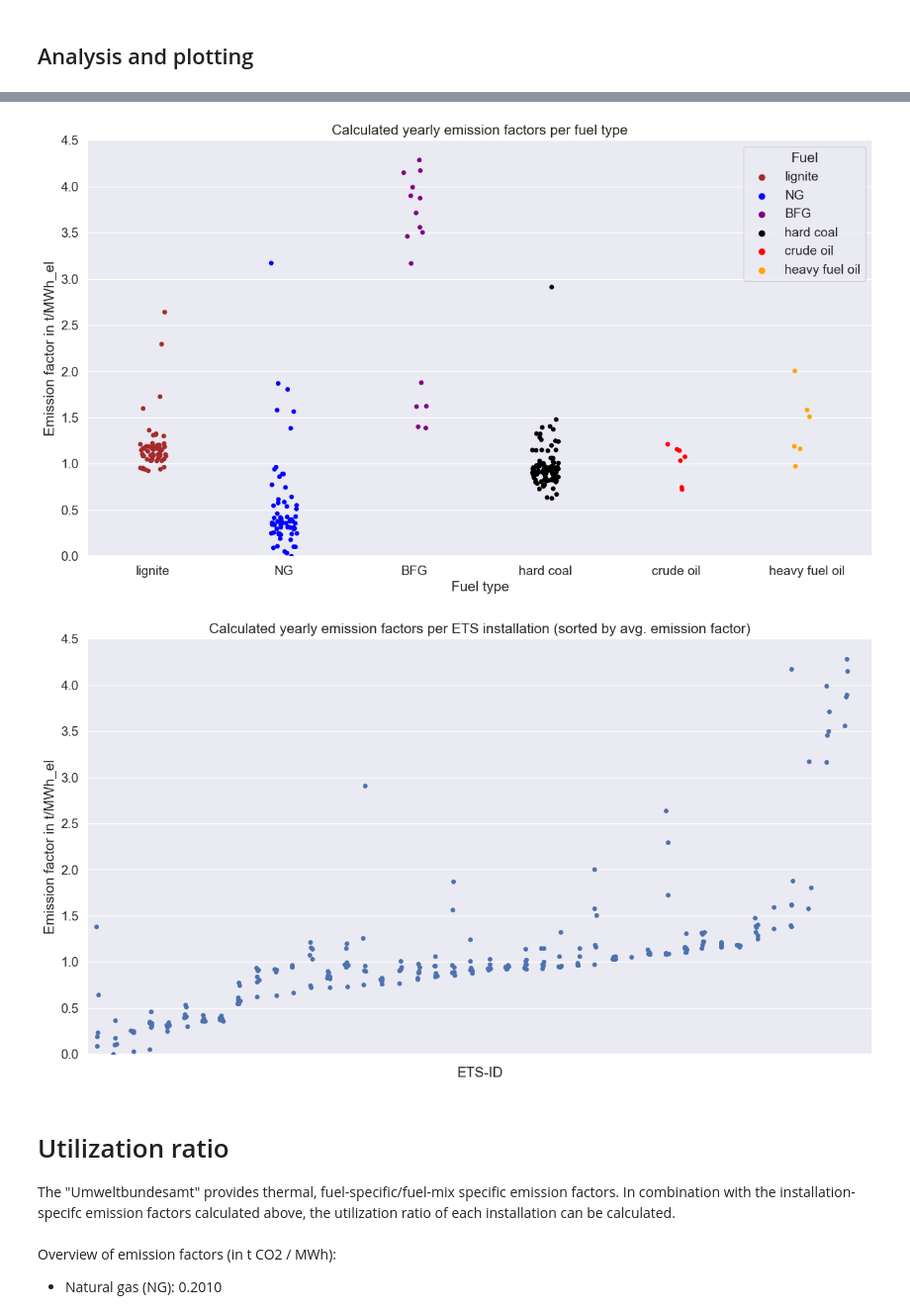
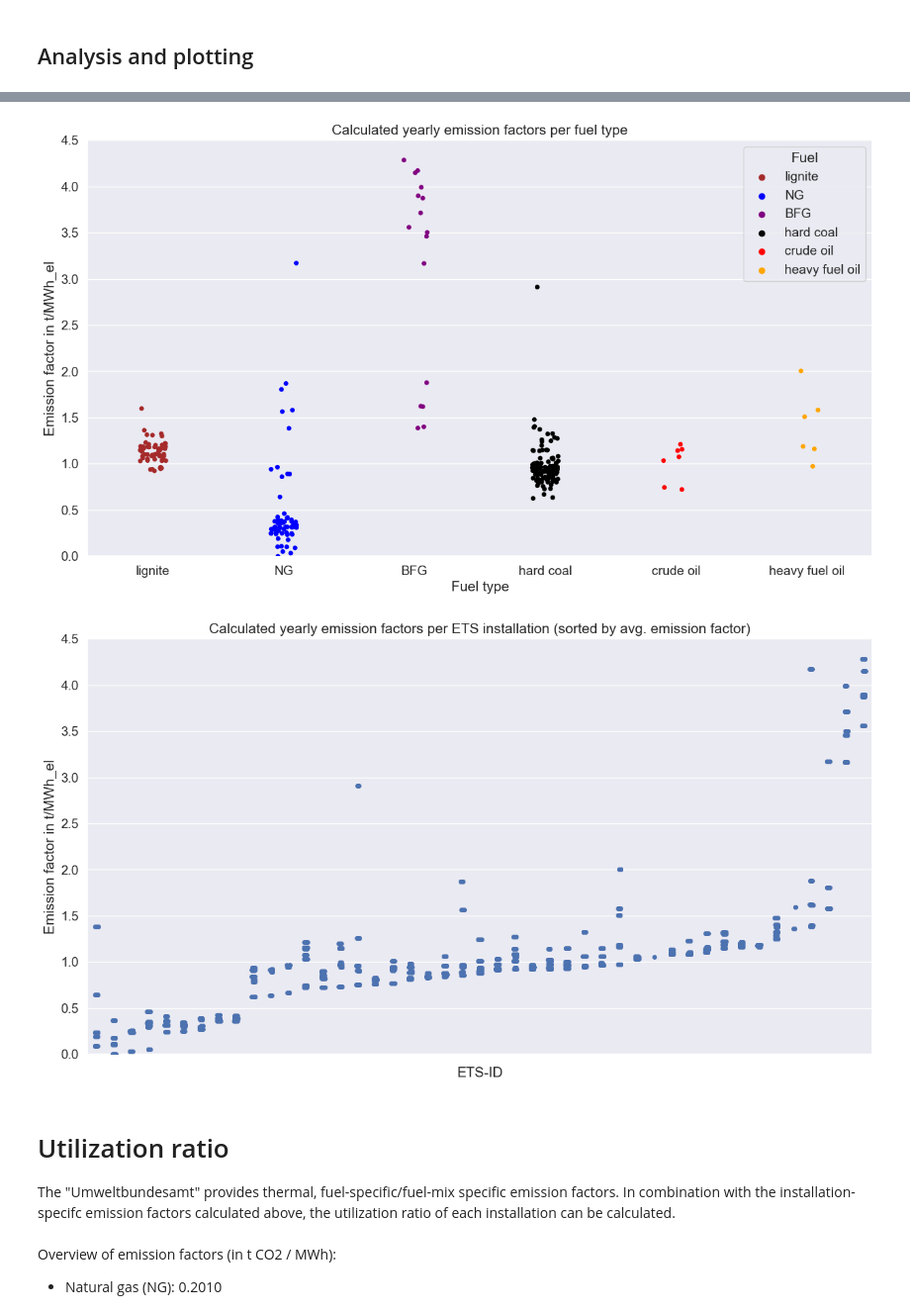
Before and after one commit to ykloos/calculate-emission-factors, a Jupyter notebook: main.ipynb, the cells around one changed output, grey strips where cells are left out. Shown at 99% size. Saved outputs shown, nothing was run; the diff lists cells and outputs as text; code cells hidden in the pictures.

```diff
--- a/main.ipynb
+++ b/main.ipynb
@@ -391,0 +505,29 @@ installations.loc[:,columns].head(10)
+# %%
+# CALCULATION OF AVERAGE EMISSION FACTOR PER FUEL TYPE
+
+em_fac_avg = dict()
+for f in fuel_types:
+    total_gen = 0
+    total_em_elec = 0
+    for id in ets_list:
+        # filter by fuel type
+        if installations.loc[installations['ETS-ID']==id]['Fuel'].values[0] == f:
+            for y in years:
+                # access generation and emission data
+                gen = installations.loc[installations['ETS-ID']==id, 'Generation elec. '+str(y)+' [MWh_el]'].values[0]
+                em_elec = installations.loc[installations['ETS-ID']==id, 'Emissions '+str(y)+' [t]'].values[0]
+                # add values to fuel type-specific sum
+                if str(gen)!='nan' and str(em_elec)!='nan':
+                    total_gen += gen
+                    total_em_elec += em_elec
+
+    # calculate average emission factor
+    if total_gen > 0:
+        em_fac_avg[f] = total_em_elec / total_gen
+    else:
+        em_fac_avg[f] = np.NaN
+
+# output
+print("Average emission factors per fuel type:")
+for f in fuel_types:
+    print(f + ": " + str(round(em_fac_avg[f],2)) + " t/MWh_el")
@@ -391,0 +543,4 @@ installations.loc[:,columns].head(10)
+# %%
+# SETUP FOR PLOTTING
+sns.set(font_scale = 1.25)
+rcParams['figure.figsize'] = 15,8
@@ -612,7 +789,7 @@ for id in em_data_raw['ETS-ID'].unique():
         em_data_y.append(em_data_raw.loc[em_data_raw['ETS-ID']==id, 'Fuel'].values[0])
         em_data_y.append(em_data_raw.loc[em_data_raw['ETS-ID']==id, 'Emission factor '+str(y)+' [t/MWh_el]'].values[0])
         em_data.append(em_data_y)
-em_data = pd.DataFrame(em_data, columns=['ETSID', 'Year', 'Fuel', 'Emission factor [t/MWh_el]'])
+em_data = pd.DataFrame(em_data, columns=['ETS-ID', 'Year', 'Fuel', 'Emission factor [t/MWh_el]'])
 em_data = em_data[em_data['Emission factor [t/MWh_el]'].notna()]
 # %%
 # CALCULATION OF AVERAGE EMISSION FACTOR PER FUEL TYPE
@@ -659,25 +836,25 @@ rcParams['figure.figsize'] = 15,8
 # %%
 # PLOTTING OF EMISSION FACTORS
 
 # for plotting purposes, mixed fuel type plants are exluded
 em_data_plot = em_data.loc[em_data['Fuel']!='mixed']
 # color palette for fuel types
 colors_ft = {'crude oil': 'red', 'NG': 'blue', 'hard coal': 'black', 'BFG': 'purple', 'lignite': 'brown', 'heavy fuel oil': 'orange', 'light fuel oil': 'green'}
 
 # yearly emission factors grouped by fuel type
 em_plot = sns.stripplot(data=em_data_plot, x='Fuel', hue="Fuel", y='Emission factor [t/MWh_el]', palette=colors_ft)
 em_plot.set(title="Calculated yearly emission factors per fuel type", ylim=(0, 4.5), xlabel='Fuel type', ylabel='Emission factor in t/MWh_el')
 plt.savefig('output/plots/emission_factor-fuel_type.png')
 plt.show()
 
 # yearly emission factors grouped by individual installations
-em_plot = sns.stripplot(data=em_data_plot, x='ETSID', y='Emission factor [t/MWh_el]', order=em_data_plot.sort_values('Emission factor [t/MWh_el]').ETSID.unique())
+em_plot = sns.stripplot(data=em_data_plot.sort_values("Emission factor [t/MWh_el]"), x='ETS-ID', y='Emission factor [t/MWh_el]', order=em_data_plot.sort_values("Emission factor [t/MWh_el]")["ETS-ID"])
 em_plot.set(title="Calculated yearly emission factors per ETS installation (sorted by avg. emission factor)", ylim=(0, 4.5), xticklabels=[], xlabel='ETS-ID', ylabel='Emission factor in t/MWh_el')
 plt.savefig('output/plots/emission_factor-ETSID.png')
 plt.show()
 # %% [output]
-[figure, old version]
+[figure, new version]
-[figure, old version]
+[figure, new version]
 # %% [markdown]
 # Utilization ratio
 
```
Also changed, not shown: parts of 15 cells of this notebook, 8 other files.
